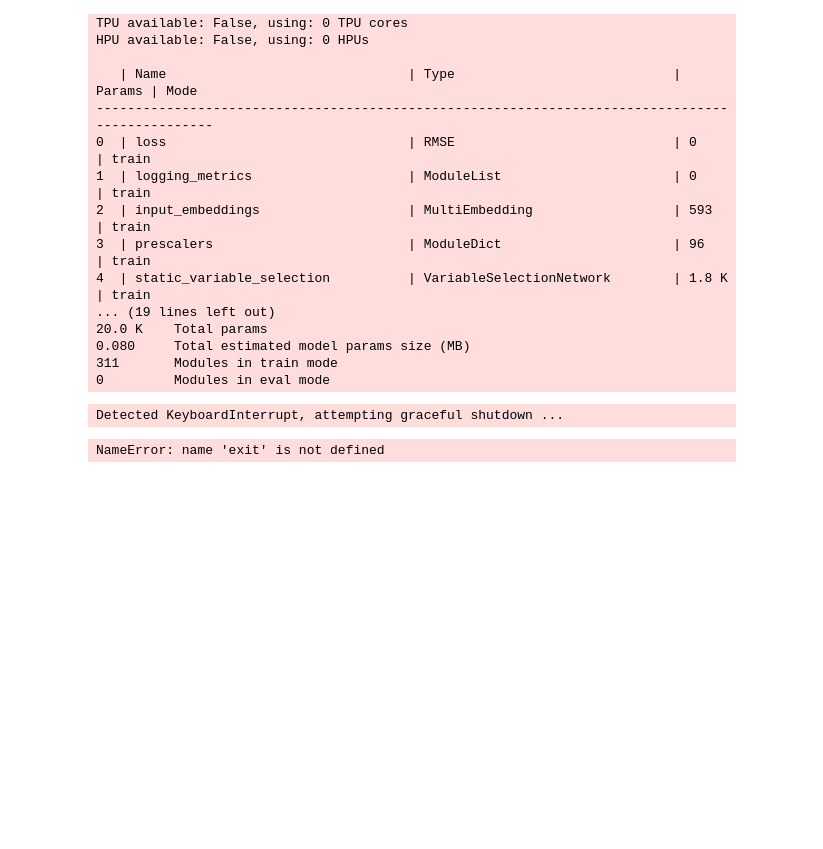
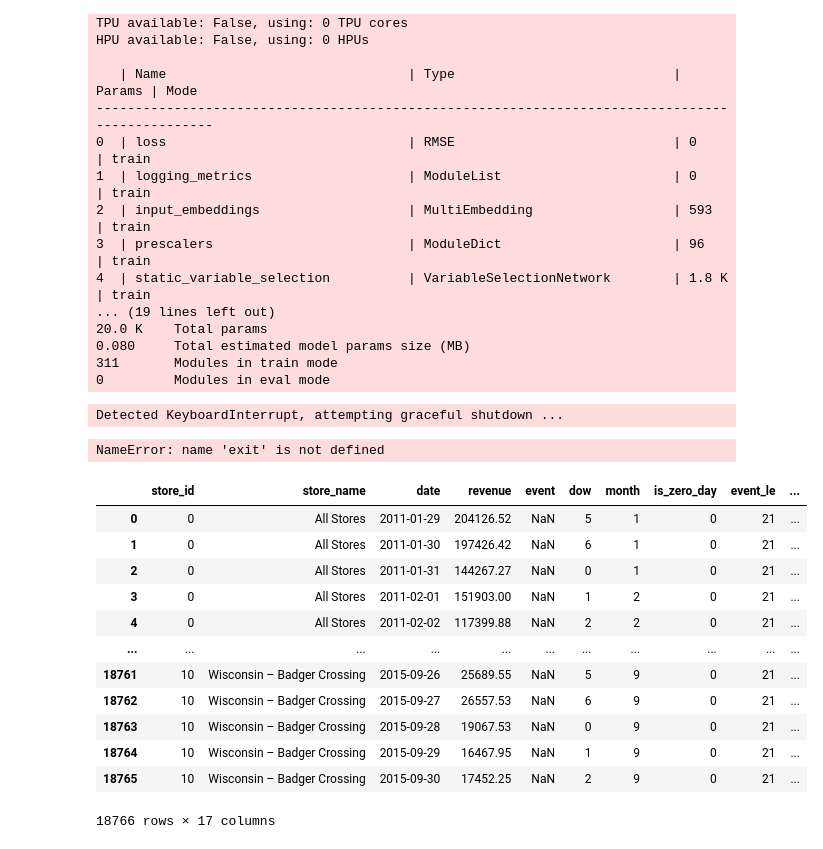
Before and after one commit to yuvala4/ADV_ML_Comp, a Jupyter notebook: Comp_ADV_ML.ipynb, the cells around one changed output. Drawn from its saved outputs; the diff is of its cells as text; code cells hidden in the pictures; blank space fills up the shorter version.

```diff
--- a/Comp_ADV_ML.ipynb
+++ b/Comp_ADV_ML.ipynb
@@ -1140,3 +1140,23 @@ Training until validation scores don't improve for 50 rounds
 ... (90 outputs left out)
 # %% [markdown]
 ### Traning and using backbone of TFT
+# %%
+# assume full_df sorted by ['store_id','date']
+window_sizes = [7, 28, 90]
+for w in window_sizes:
+    full_df[f"rev_roll_mean_{w}"] = (
+        full_df
+        .groupby("store_id")["revenue"]
+        .transform(lambda x: x.shift(1).rolling(window=w).mean())
+    )
+    full_df[f"rev_roll_std_{w}"] = (
+        full_df
+        .groupby("store_id")["revenue"]
+        .transform(lambda x: x.shift(1).rolling(window=w).std())
+    )
+# exponential moving average
+full_df["rev_ewm_28"] = (
+    full_df
+    .groupby("store_id")["revenue"]
+    .transform(lambda x: x.shift(1).ewm(span=28).mean())
+)
@@ -1310,3 +1312,19 @@ HPU available: False, using: 0 HPUs
 0         Modules in eval mode
 Detected KeyboardInterrupt, attempting graceful shutdown ...
 NameError: name 'exit' is not defined
+# %%
+df_tft.head()
+# %% [output]
+|  | store_id | store_name | date | revenue | event | dow | month | is_zero_day | event_le | ... |
+| 0 | 0 | All Stores | 2011-01-29 | 204126.52 | NaN | 5 | 1 | 0 | 21 | ... |
+| 1 | 0 | All Stores | 2011-01-30 | 197426.42 | NaN | 6 | 1 | 0 | 21 | ... |
+| 2 | 0 | All Stores | 2011-01-31 | 144267.27 | NaN | 0 | 1 | 0 | 21 | ... |
+| 3 | 0 | All Stores | 2011-02-01 | 151903.00 | NaN | 1 | 2 | 0 | 21 | ... |
+| 4 | 0 | All Stores | 2011-02-02 | 117399.88 | NaN | 2 | 2 | 0 | 21 | ... |
+| ... | ... | ... | ... | ... | ... | ... | ... | ... | ... | ... |
+| 18761 | 10 | Wisconsin – Badger Crossing | 2015-09-26 | 25689.55 | NaN | 5 | 9 | 0 | 21 | ... |
+| 18762 | 10 | Wisconsin – Badger Crossing | 2015-09-27 | 26557.53 | NaN | 6 | 9 | 0 | 21 | ... |
+| 18763 | 10 | Wisconsin – Badger Crossing | 2015-09-28 | 19067.53 | NaN | 0 | 9 | 0 | 21 | ... |
+| 18764 | 10 | Wisconsin – Badger Crossing | 2015-09-29 | 16467.95 | NaN | 1 | 9 | 0 | 21 | ... |
+| 18765 | 10 | Wisconsin – Badger Crossing | 2015-09-30 | 17452.25 | NaN | 2 | 9 | 0 | 21 | ... |
+18766 rows × 17 columns
```
Also changed, not shown: parts of 3 cells of this notebook.
